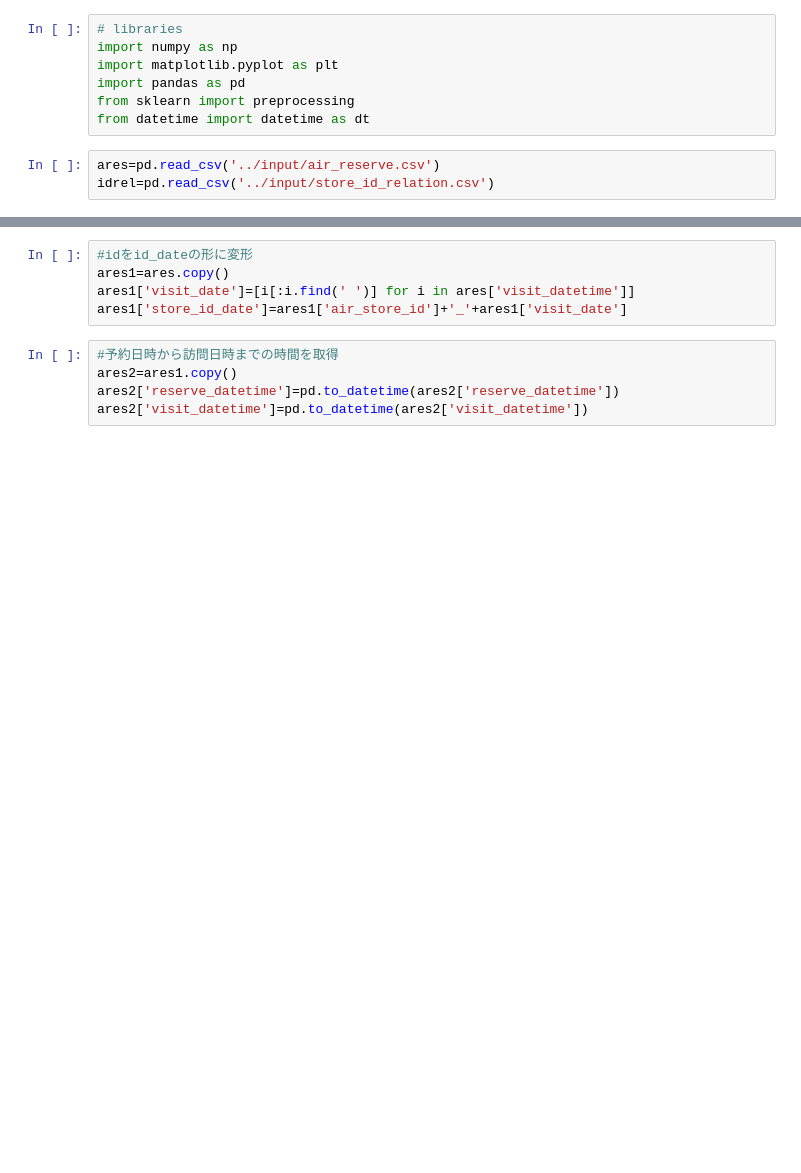
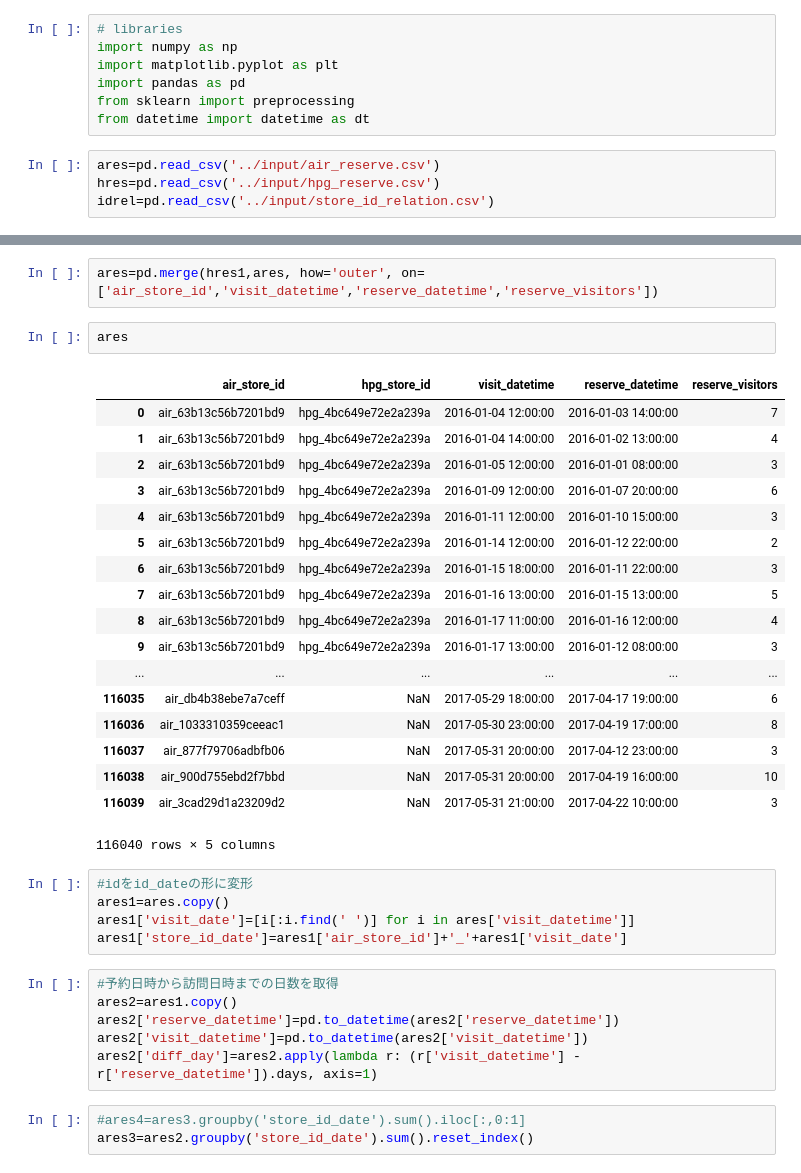
Before and after one commit to tennisky/kaggle_Recruit-1, a Jupyter notebook: miyamoto/01_dataset_reservation.ipynb, the cells around one changed output, grey strips where cells are left out. Cells and saved outputs as stored; diff of their text form; blank space fills up the shorter version.

```diff
--- a/miyamoto/01_dataset_reservation.ipynb
+++ b/miyamoto/01_dataset_reservation.ipynb
@@ -7,4 +7,5 @@ from sklearn import preprocessing
 from datetime import datetime as dt
 # %%
 ares=pd.read_csv('../input/air_reserve.csv')
+hres=pd.read_csv('../input/hpg_reserve.csv')
 idrel=pd.read_csv('../input/store_id_relation.csv')
@@ -11,11 +40,38 @@ idrel=pd.read_csv('../input/store_id_relation.csv')
+# %%
+ares=pd.merge(hres1,ares, how='outer', on=['air_store_id','visit_datetime','reserve_datetime','reserve_visitors'])
+# %%
+ares
+# %% [output]
+|  | air_store_id | hpg_store_id | visit_datetime | reserve_datetime | reserve_visitors |
+| 0 | air_63b13c56b7201bd9 | hpg_4bc649e72e2a239a | 2016-01-04 12:00:00 | 2016-01-03 14:00:00 | 7 |
+| 1 | air_63b13c56b7201bd9 | hpg_4bc649e72e2a239a | 2016-01-04 14:00:00 | 2016-01-02 13:00:00 | 4 |
+| 2 | air_63b13c56b7201bd9 | hpg_4bc649e72e2a239a | 2016-01-05 12:00:00 | 2016-01-01 08:00:00 | 3 |
+| 3 | air_63b13c56b7201bd9 | hpg_4bc649e72e2a239a | 2016-01-09 12:00:00 | 2016-01-07 20:00:00 | 6 |
+| 4 | air_63b13c56b7201bd9 | hpg_4bc649e72e2a239a | 2016-01-11 12:00:00 | 2016-01-10 15:00:00 | 3 |
+| 5 | air_63b13c56b7201bd9 | hpg_4bc649e72e2a239a | 2016-01-14 12:00:00 | 2016-01-12 22:00:00 | 2 |
+| 6 | air_63b13c56b7201bd9 | hpg_4bc649e72e2a239a | 2016-01-15 18:00:00 | 2016-01-11 22:00:00 | 3 |
+| 7 | air_63b13c56b7201bd9 | hpg_4bc649e72e2a239a | 2016-01-16 13:00:00 | 2016-01-15 13:00:00 | 5 |
+| 8 | air_63b13c56b7201bd9 | hpg_4bc649e72e2a239a | 2016-01-17 11:00:00 | 2016-01-16 12:00:00 | 4 |
+| 9 | air_63b13c56b7201bd9 | hpg_4bc649e72e2a239a | 2016-01-17 13:00:00 | 2016-01-12 08:00:00 | 3 |
+| ... | ... | ... | ... | ... | ... |
+| 116035 | air_db4b38ebe7a7ceff | NaN | 2017-05-29 18:00:00 | 2017-04-17 19:00:00 | 6 |
+| 116036 | air_1033310359ceeac1 | NaN | 2017-05-30 23:00:00 | 2017-04-19 17:00:00 | 8 |
+| 116037 | air_877f79706adbfb06 | NaN | 2017-05-31 20:00:00 | 2017-04-12 23:00:00 | 3 |
+| 116038 | air_900d755ebd2f7bbd | NaN | 2017-05-31 20:00:00 | 2017-04-19 16:00:00 | 10 |
+| 116039 | air_3cad29d1a23209d2 | NaN | 2017-05-31 21:00:00 | 2017-04-22 10:00:00 | 3 |
+116040 rows × 5 columns
 # %%
 #idをid_dateの形に変形
 ares1=ares.copy()
 ares1['visit_date']=[i[:i.find(' ')] for i in ares['visit_datetime']]
 ares1['store_id_date']=ares1['air_store_id']+'_'+ares1['visit_date']
 # %%
-#予約日時から訪問日時までの時間を取得
+#予約日時から訪問日時までの日数を取得
 ares2=ares1.copy()
 ares2['reserve_datetime']=pd.to_datetime(ares2['reserve_datetime'])
 ares2['visit_datetime']=pd.to_datetime(ares2['visit_datetime'])
+ares2['diff_day']=ares2.apply(lambda r: (r['visit_datetime'] - r['reserve_datetime']).days, axis=1)
+# %%
+#ares4=ares3.groupby('store_id_date').sum().iloc[:,0:1]
+ares3=ares2.groupby('store_id_date').sum().reset_index()
 # %%
```
Also changed, not shown: parts of 10 cells of this notebook, 21 other files.
